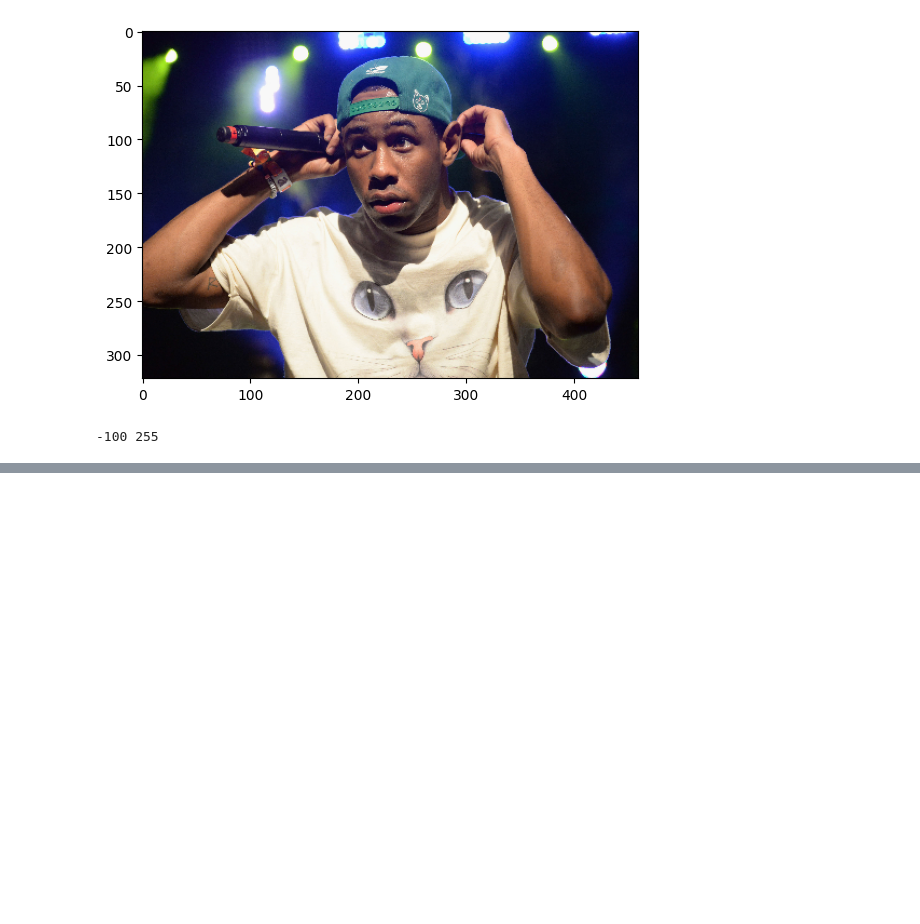
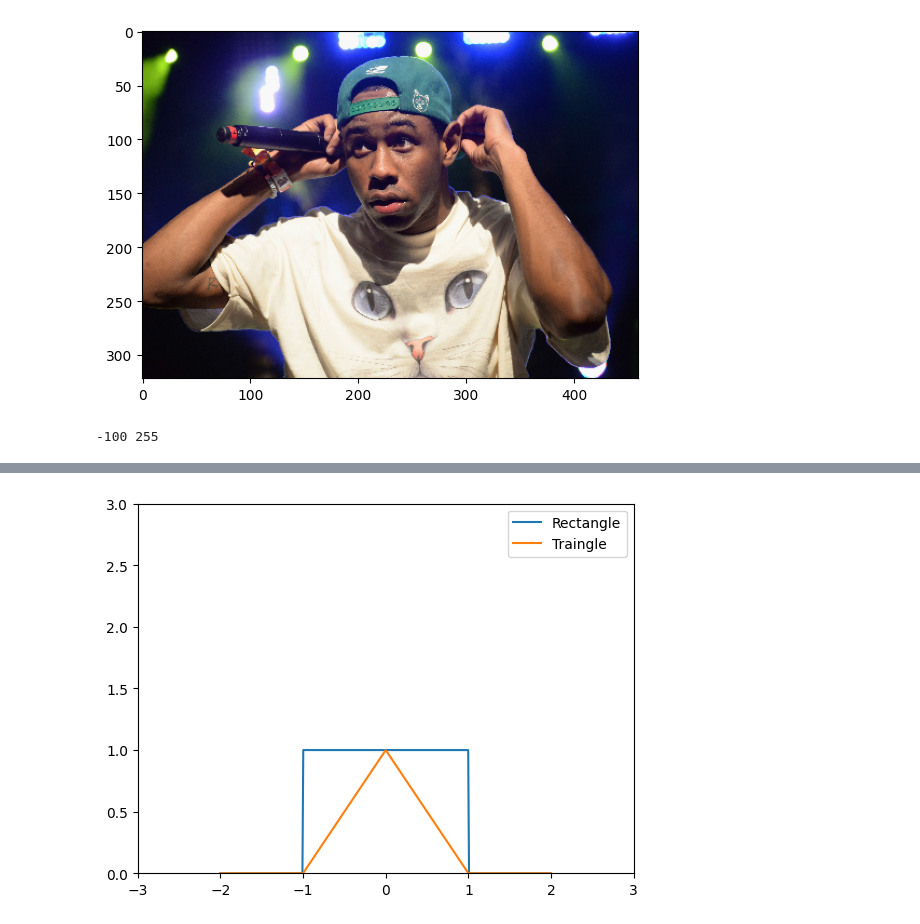
Before and after one commit to aarush-umap/3Dvision, a Jupyter notebook: image_processing.ipynb, the cells around one changed output, grey strips where cells are left out. Cells and saved outputs as stored; diff of their text form; code cells hidden in the pictures; blank space fills up the shorter version.

```diff
--- a/image_processing.ipynb
+++ b/image_processing.ipynb
@@ -74,0 +89,38 @@ An ideal lens is an example of an LSIS!
+# %%
+# A group of functions for showing convolutions on
+def quad(x):
+    return -(x**2)
+
+def rect(x):
+    return np.array([0 if i < -1 or i > 1 else 1 for i in x])
+
+def triangle(x_arr):
+    output = np.zeros_like(x_arr)
+    for i, x in enumerate(x_arr):
+        if x < -1 or x > 1:
+            output[i] = 0
+        elif x <= 0:
+            output[i] = x + 1
+        else:
+            output[i] = -x + 1
+
+    return output
+
+def sin_wave(x, amp):
+    return amp * np.sin(x)
+# %%
+x1 = np.linspace(-2,2,400)
+y1 = rect(x1)
+
+x2 = np.linspace(-2,2,400)
+y2 = triangle(x2)
+
+fig, ax = plt.subplots()
+ax.plot(x1, y1, label='Rectangle')
+ax.plot(x2, y2, label='Traingle')
+ax.set_xlim(-3, 3)
+ax.set_ylim(0, 3)
+plt.legend()
+plt.show()
+# %% [output]
+[figure, added]
```
Also changed, not shown: parts of 4 cells of this notebook.
